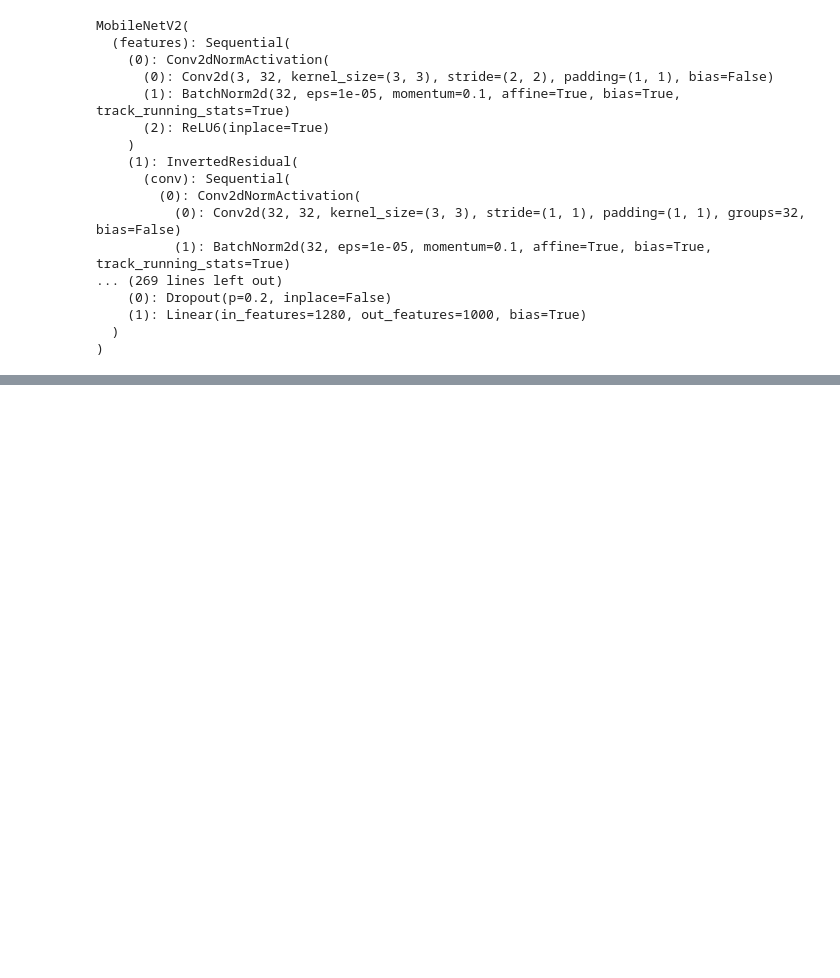
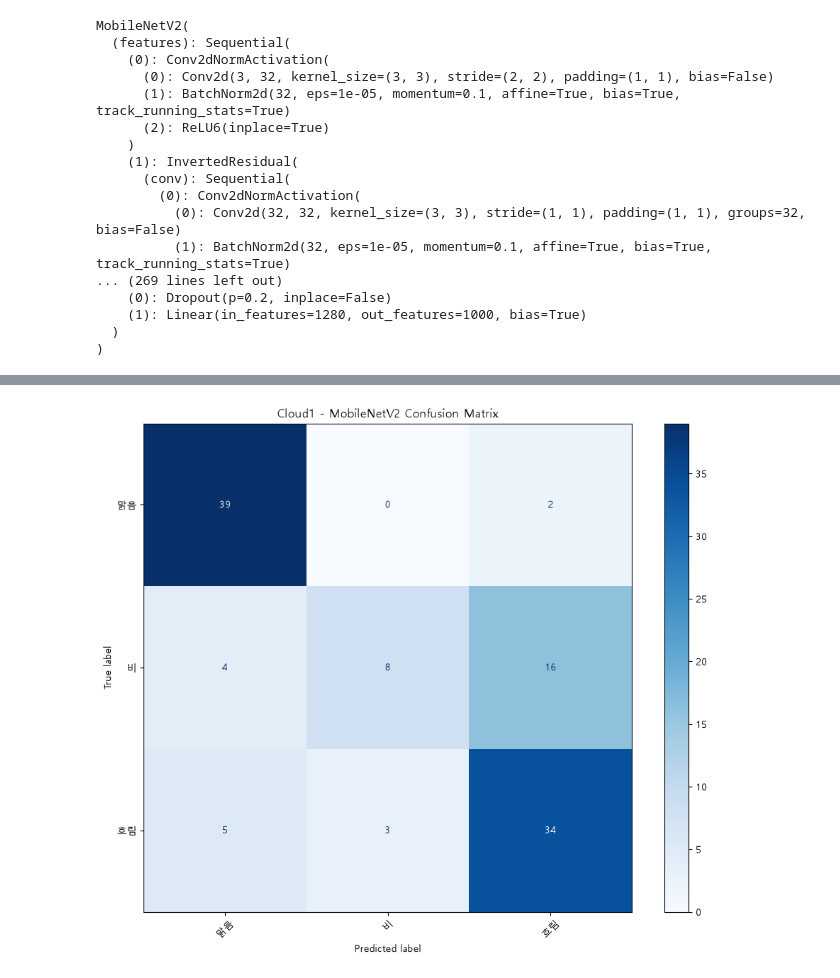
Before and after one commit to 2-si-u/kdt_ml, a Jupyter notebook: 딥러닝_능단평.ipynb, the cells around one changed output, grey strips where cells are left out. Saved outputs shown, nothing was run; the diff lists cells and outputs as text; code cells hidden in the pictures; blank space fills up the shorter version.

```diff
--- a/딥러닝_능단평.ipynb
+++ b/딥러닝_능단평.ipynb
@@ -89,6 +89,10 @@ test_transform = transforms.Compose([
 train_dataset = ImageFolder(train_path, transform=train_transform)
 val_dataset = ImageFolder(val_path, transform=test_transform)
 test_dataset = ImageFolder(test_path, transform=test_transform)
+# %%
+train_loader = DataLoader(train_dataset, batch_size=32, shuffle=True)
+val_loader = DataLoader(val_dataset, batch_size=32, shuffle=True)
+test_loader = DataLoader(test_dataset, batch_size=32, shuffle=False)
 # %%
 if torch.cuda.is_available():
     device = torch.device("cuda")
@@ -285,0 +375,5 @@ NameError: name 'train_loader' is not defined
+# %%
+model1.load_state_dict(torch.load(best_model_path, map_location=device))
+model1 = model1.to(device)
+
+model1.eval()
@@ -285,0 +415,4 @@ NameError: name 'train_loader' is not defined
+# %%
+imgs, labels = next(iter(test_dataloader))
+
+print(img.shape)
@@ -285,0 +493,30 @@ NameError: name 'train_loader' is not defined
+# %%
+y_test = []
+y_pred = []
+
+model1.eval()
+
+with torch.no_grad():
+    for imgs, labels in test_loader:
+        imgs = imgs.to(device)
+
+        outputs = model1(imgs)
+        predictions = outputs.argmax(dim=1).cpu()
+
+        y_test.extend(labels.cpu().numpy())
+        y_pred.extend(predictions.numpy())
+# %%
+cm = confusion_matrix(y_test, y_pred, labels=list(range(len(train_dataset.classes))))
+
+class_names = train_dataset.classes
+
+display = ConfusionMatrixDisplay(confusion_matrix=cm, display_labels=class_names)
+
+fig, ax = plt.subplots(figsize=(10, 8))
+display.plot(cmap="Blues", xticks_rotation=45, ax=ax)
+
+plt.title("Cloud1 - MobileNetV2 Confusion Matrix")
+plt.tight_layout()
+plt.show()
+# %% [output]
+[figure, added]
```
Also changed, not shown: parts of 14 cells of this notebook, 2 other files.
